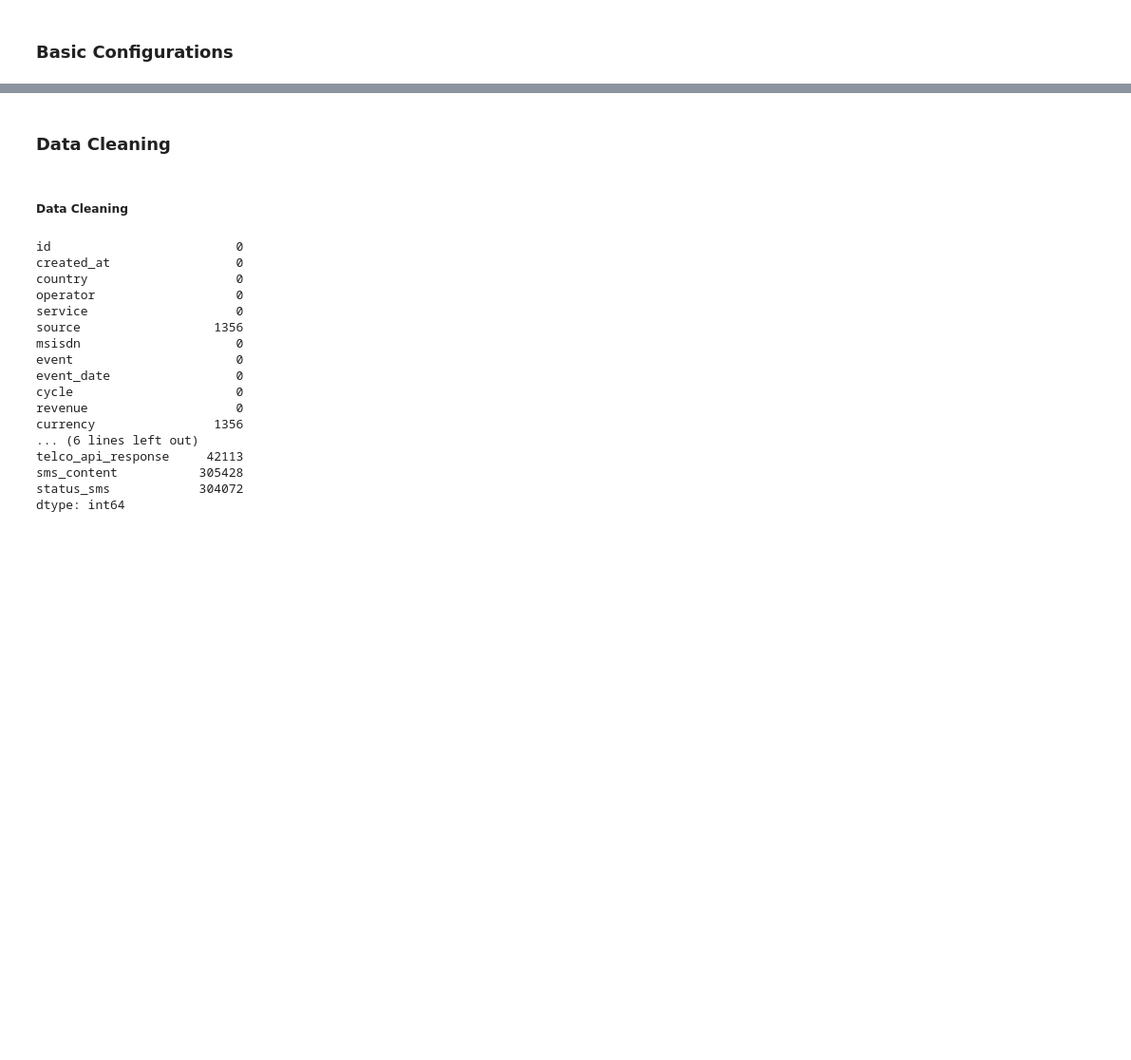
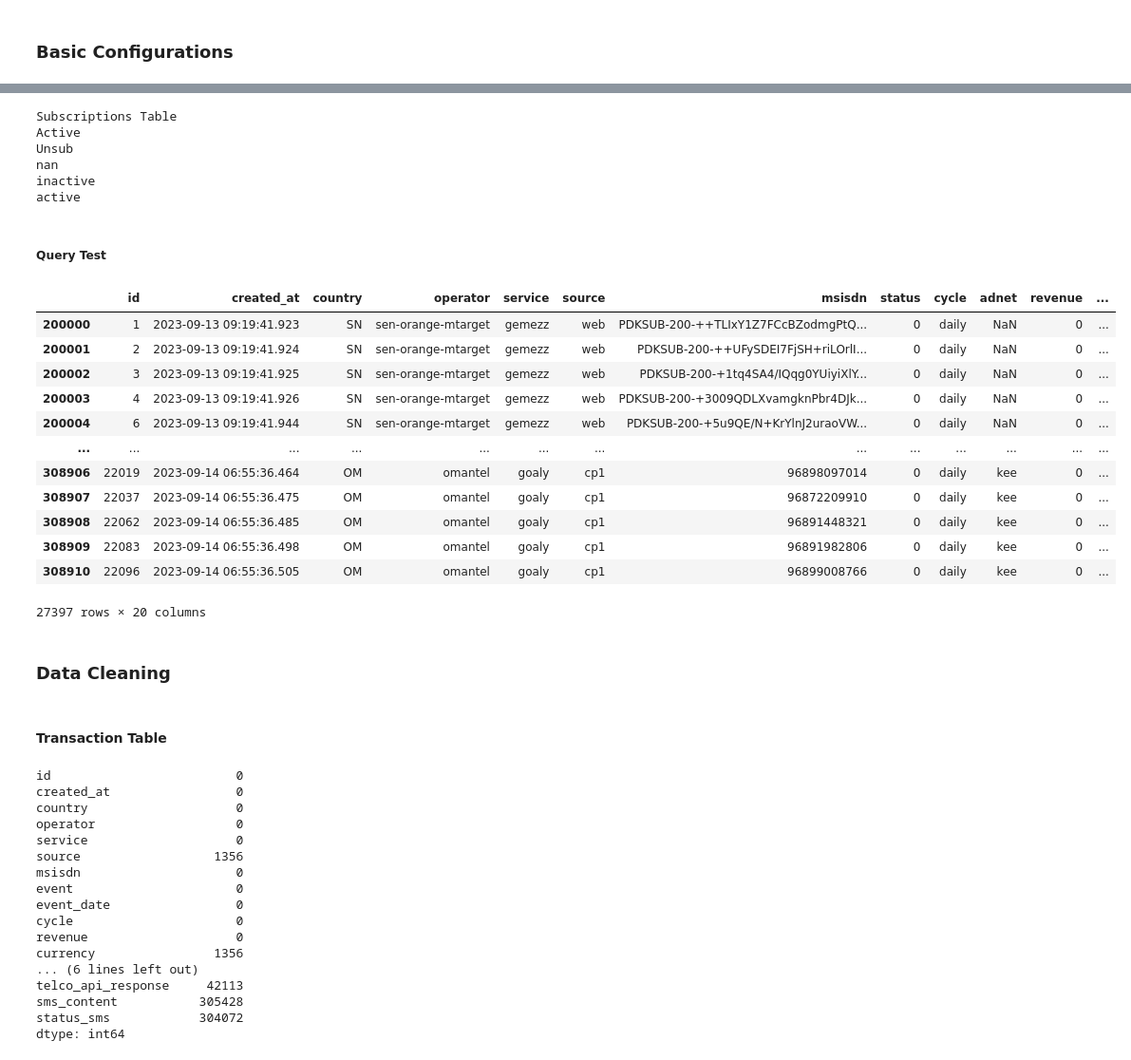
Before and after one commit to TaigahG/FODS-FinalProject, a Jupyter notebook: models.ipynb, the cells around one changed output, grey strips where cells are left out. Shown at 95% size. Cells and saved outputs as stored; diff of their text form; code cells hidden in the pictures; blank space fills up the shorter version.

Commit message:
re-clean the data

```diff
--- a/models.ipynb
+++ b/models.ipynb
@@ -27,7 +252,39 @@ pd.set_option("display.max_columns",100)
+# %%
+print("Subscriptions Table")
+adnet = df_sb["profile_status"].unique()
+for ad in adnet:
+    print(ad)
+
+## TODO: Clean The data
+# %% [output]
+Subscriptions Table
+Active
+Unsub
+nan
+inactive
+active
+# %% [markdown]
+##### Query Test
+# %%
+df_sb.query("profile_status.isna()")
+# %% [output]
+|  | id | created_at | country | operator | service | source | msisdn | status | cycle | adnet | revenue | ... |
+| 200000 | 1 | 2023-09-13 09:19:41.923 | SN | sen-orange-mtarget | gemezz | web | PDKSUB-200-++TLIxY1Z7FCcBZodmgPtQ... | 0 | daily | NaN | 0 | ... |
+| 200001 | 2 | 2023-09-13 09:19:41.924 | SN | sen-orange-mtarget | gemezz | web | PDKSUB-200-++UFySDEI7FjSH+riLOrlI... | 0 | daily | NaN | 0 | ... |
+| 200002 | 3 | 2023-09-13 09:19:41.925 | SN | sen-orange-mtarget | gemezz | web | PDKSUB-200-+1tq4SA4/IQqg0YUiyiXlY... | 0 | daily | NaN | 0 | ... |
+| 200003 | 4 | 2023-09-13 09:19:41.926 | SN | sen-orange-mtarget | gemezz | web | PDKSUB-200-+3009QDLXvamgknPbr4DJk... | 0 | daily | NaN | 0 | ... |
+| 200004 | 6 | 2023-09-13 09:19:41.944 | SN | sen-orange-mtarget | gemezz | web | PDKSUB-200-+5u9QE/N+KrYlnJ2uraoVW... | 0 | daily | NaN | 0 | ... |
+| ... | ... | ... | ... | ... | ... | ... | ... | ... | ... | ... | ... | ... |
+| 308906 | 22019 | 2023-09-14 06:55:36.464 | OM | omantel | goaly | cp1 | 96898097014 | 0 | daily | kee | 0 | ... |
+| 308907 | 22037 | 2023-09-14 06:55:36.475 | OM | omantel | goaly | cp1 | 96872209910 | 0 | daily | kee | 0 | ... |
+| 308908 | 22062 | 2023-09-14 06:55:36.485 | OM | omantel | goaly | cp1 | 96891448321 | 0 | daily | kee | 0 | ... |
+| 308909 | 22083 | 2023-09-14 06:55:36.498 | OM | omantel | goaly | cp1 | 96891982806 | 0 | daily | kee | 0 | ... |
+| 308910 | 22096 | 2023-09-14 06:55:36.505 | OM | omantel | goaly | cp1 | 96899008766 | 0 | daily | kee | 0 | ... |
+27397 rows × 20 columns
 # %% [markdown]
 ### Data Cleaning
-# %% [markdown]
-##### Data Cleaning
+# %% [markdown]
+#### Transaction Table
 # %%
 na_count = df_tr.isna().sum()
 na_count
```
Also changed, not shown: parts of 64 cells of this notebook.
